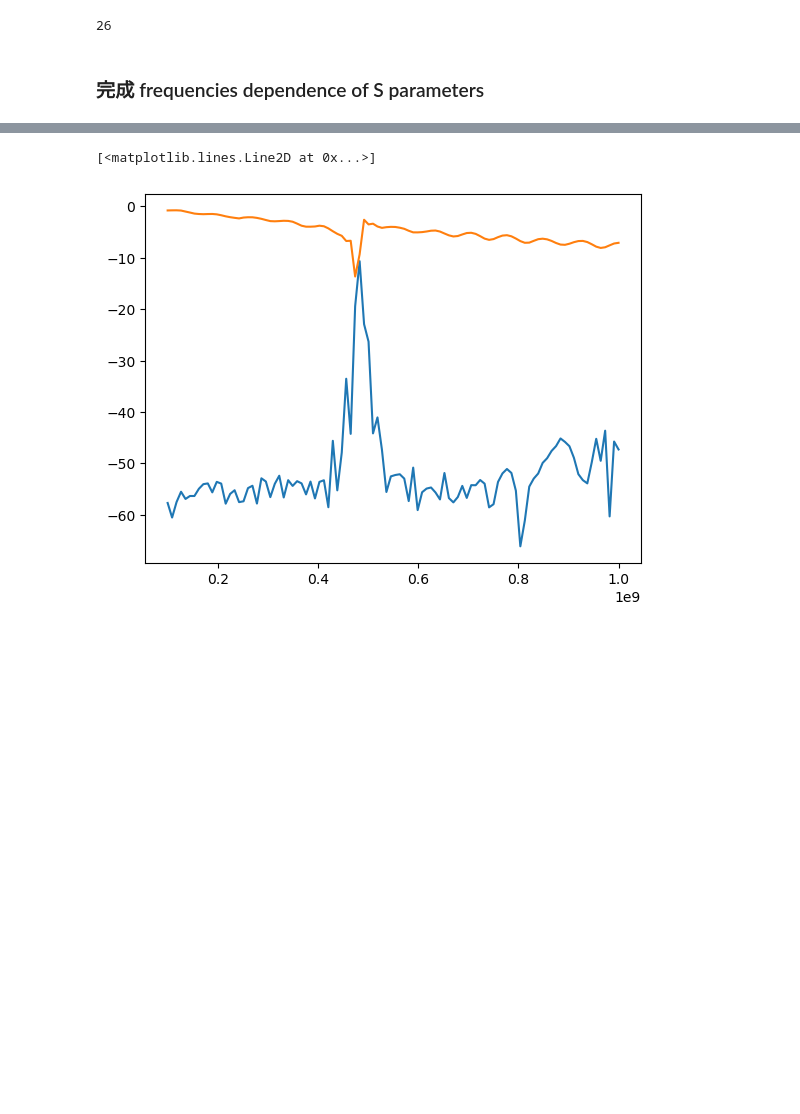
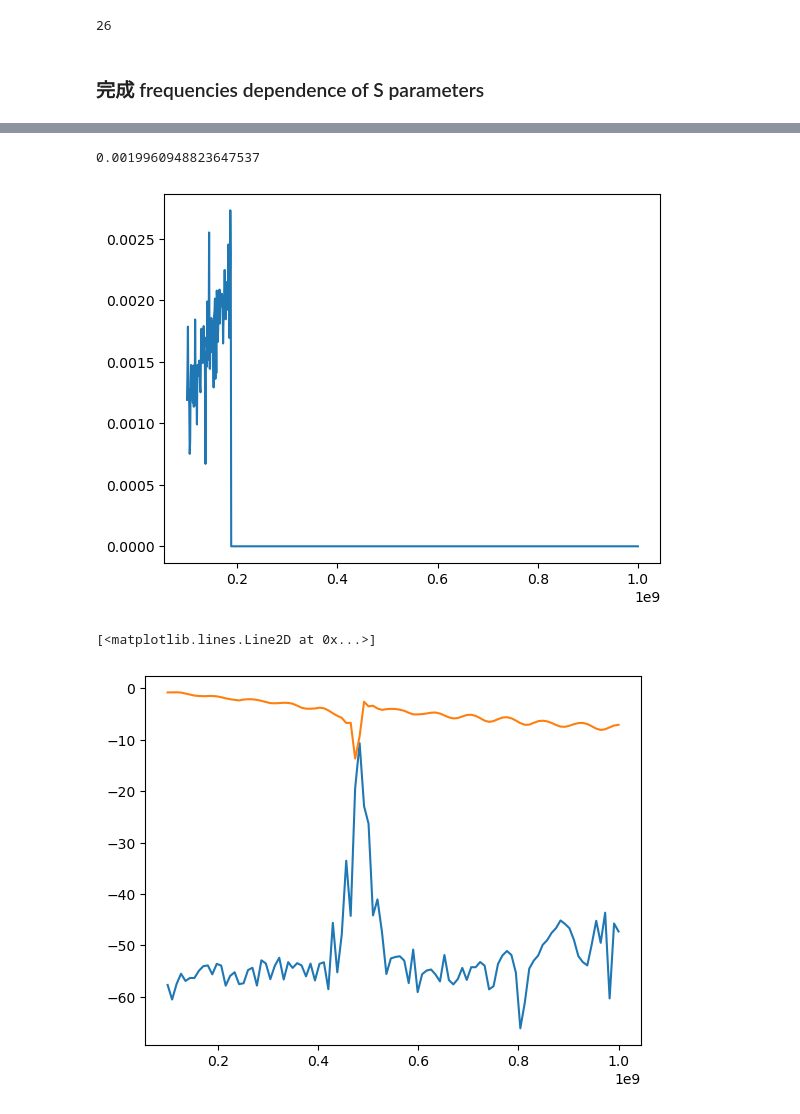
Before and after one commit to SatoshiHaku/measureSystems, a Jupyter notebook: testPymeasure.ipynb, the cells around one changed output, grey strips where cells are left out. Cells and saved outputs as stored; diff of their text form; code cells hidden in the pictures; blank space fills up the shorter version.

```diff
--- a/testPymeasure.ipynb
+++ b/testPymeasure.ipynb
@@ -289,0 +317,27 @@ plt.plot(x, R)
+# %%
+from pymeasure.instruments.agilent import AgilentN5222A
+# netana = rm.open_resource('GPIB::16')
+agilent = AgilentN5222A('GPIB::16')
+agilent.set_preset()
+agilent.setup_SPARM()
+agilent.set_sweep(startFreq=1e8,endFreq=1e9,num=1001)
+agilent.set_power()
+agilent.set_autoYscale()
+agilent.set_average()
+# SendAna("CALC1:DATA?")
+# agilent.get_data()
+# SendAna("CALC1:DATA?")
+# %%
+import matplotlib.pyplot as plt
+# time.sleep(1)
+
+agilent.parse_data()
+# time.sleep(1)
+
+x,theta,r = agilent.get_data()
+# plt.plot(x,theta)
+plt.plot(x,r)
+r[90]
+# %% [output]
+0.0019960948823647537
+[figure, added]
```
Also changed, not shown: parts of 7 cells of this notebook, 2 other files.
